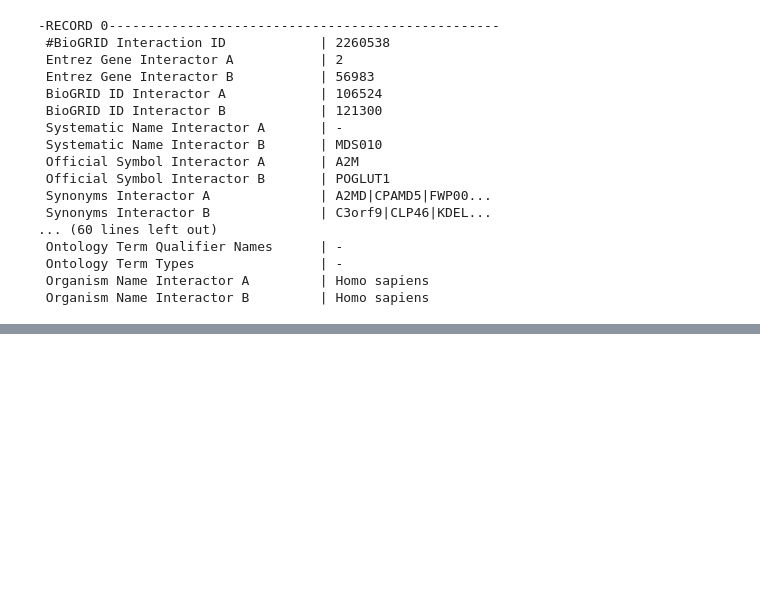
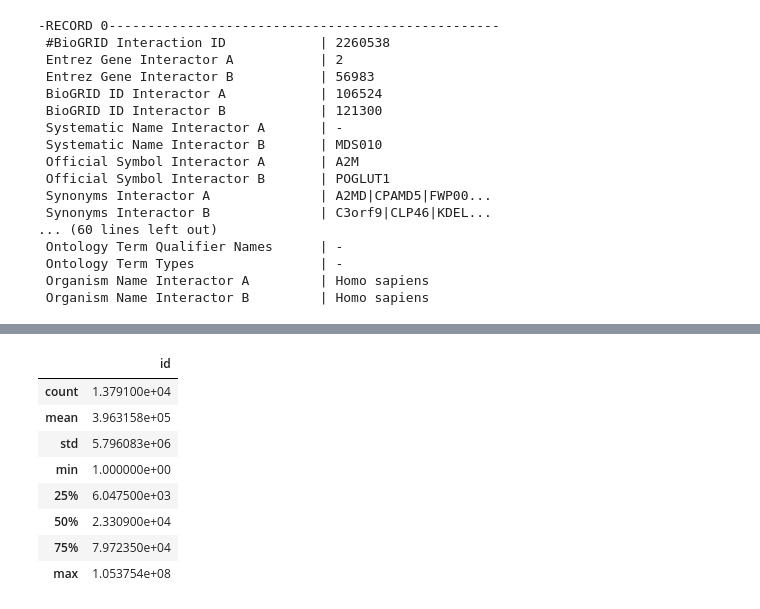
Before and after one commit to rdelanuezmo/genomic_TFM, a Jupyter notebook: Union_dataframes.ipynb, the cells around one changed output, grey strips where cells are left out. Saved outputs shown, nothing was run; the diff lists cells and outputs as text; code cells hidden in the pictures; blank space fills up the shorter version.

```diff
--- a/Union_dataframes.ipynb
+++ b/Union_dataframes.ipynb
@@ -232,0 +428,12 @@ ValueError: No records found in handle
+# %%
+a_final.describe()
+# %% [output]
+|  | id |
+| count | 1.379100e+04 |
+| mean | 3.963158e+05 |
+| std | 5.796083e+06 |
+| min | 1.000000e+00 |
+| 25% | 6.047500e+03 |
+| 50% | 2.330900e+04 |
+| 75% | 7.972350e+04 |
+| max | 1.053754e+08 |
```
Also changed, not shown: parts of 19 cells of this notebook.
